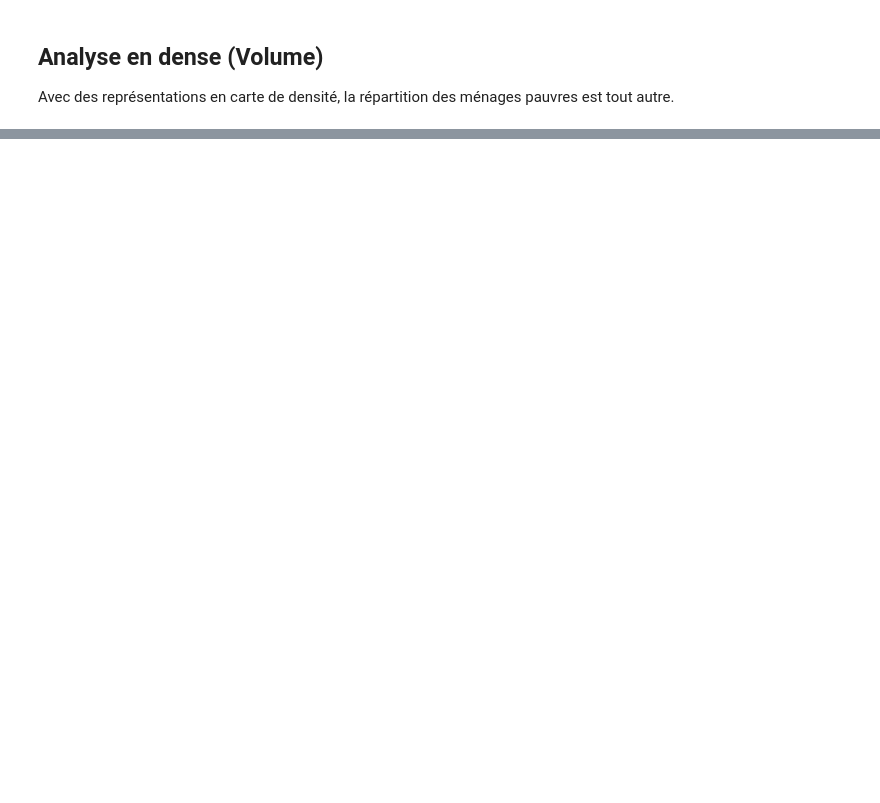
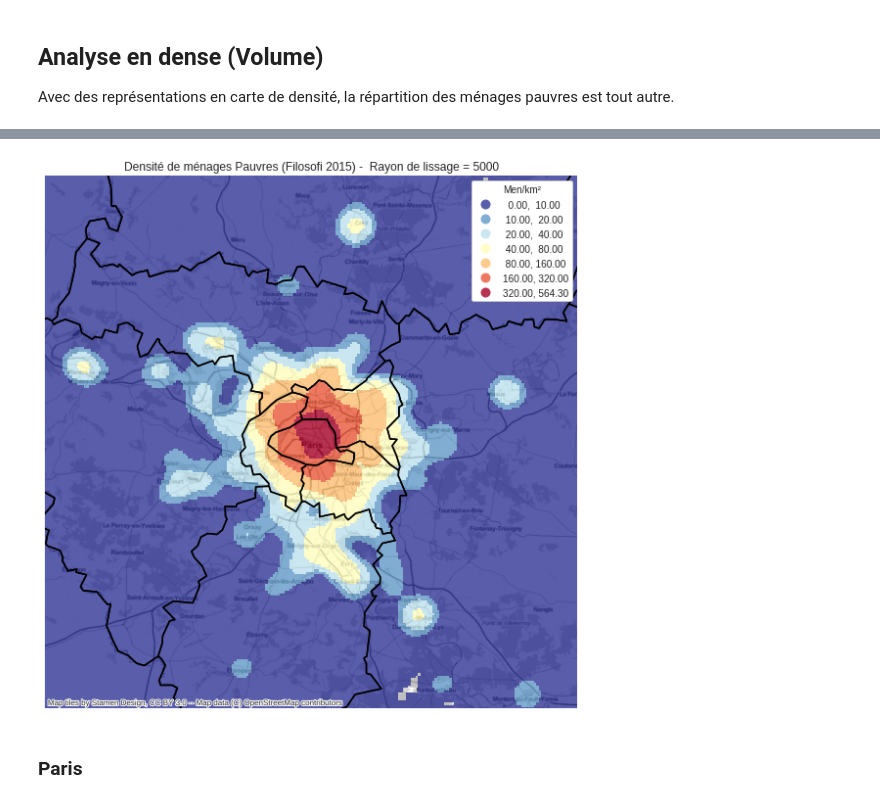
Before and after one commit to ifeuerstein/Manipulation_des_donnees_carroyees, a Jupyter notebook: 2_Exploration_pauvreté.ipynb, the cells around one changed output, grey strips where cells are left out. Saved outputs shown, nothing was run; the diff lists cells and outputs as text; code cells hidden in the pictures; blank space fills up the shorter version.

```diff
--- a/2_Exploration_pauvreté.ipynb
+++ b/2_Exploration_pauvreté.ipynb
@@ -140,18 +150,23 @@ Text(0.5, 1, 'Densité de ménages Pauvres (Filosofi 2015) - Bandwidth = 20000')
 # %%
 liss_Paris_extra.Men_pauv = liss_Paris_extra.Men_pauv * 4
 # %%
-bins = [10, 20, 30, 40, 50, 100]
+bins = [10, 20, 40, 80, 160, 320]
 ax = liss_Paris_extra.plot('Men_pauv',
-                      scheme = 'Quantiles',
-                      #scheme='user_defined',
-                      #classification_kwds={'bins': bins},
+                      #scheme = 'Quantiles',
+                      scheme='user_defined',
+                      classification_kwds={'bins': bins},
                       figsize=(10,10),
-                      cmap = 'RdYlGn_r',
+                      cmap = 'RdYlBu_r',
                       legend=True,
-                      alpha=0.8)
+                      alpha=0.8,
+                      legend_kwds={'loc': 'best', 'frameon':True, 'framealpha':1, 'title':'Men/km²'}    )
 departement.geometry.boundary.plot(color="black", ax=ax)
 ax.set_axis_off()
 ax.set_xlim((651935-55000, 651935+55000))
 ax.set_ylim((6862339-55000, 6862339+55000))
-ax.set_title('Part des ménages Pauvres (Filosofi 2015) -  Rayon de lissage = 5000')
+ax.set_title('Densité de ménages Pauvres (Filosofi 2015) -  Rayon de lissage = 5000')
 cx.add_basemap(ax, crs=liss_Paris_extra.crs.to_string(),source=cx.providers.Stamen.Toner)
+# %% [output]
+[figure, added]
+# %% [markdown]
+### Paris
```
Also changed, not shown: parts of 27 cells of this notebook.
